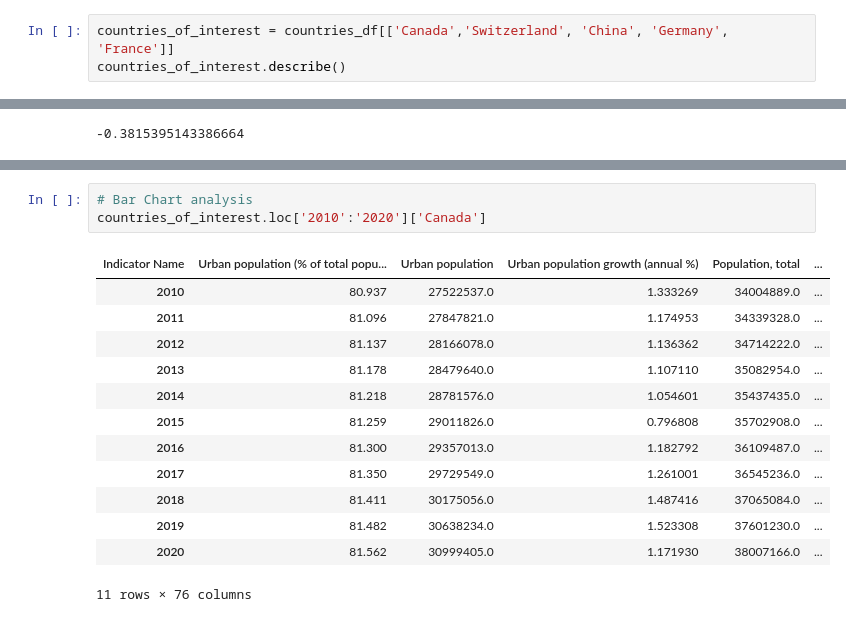
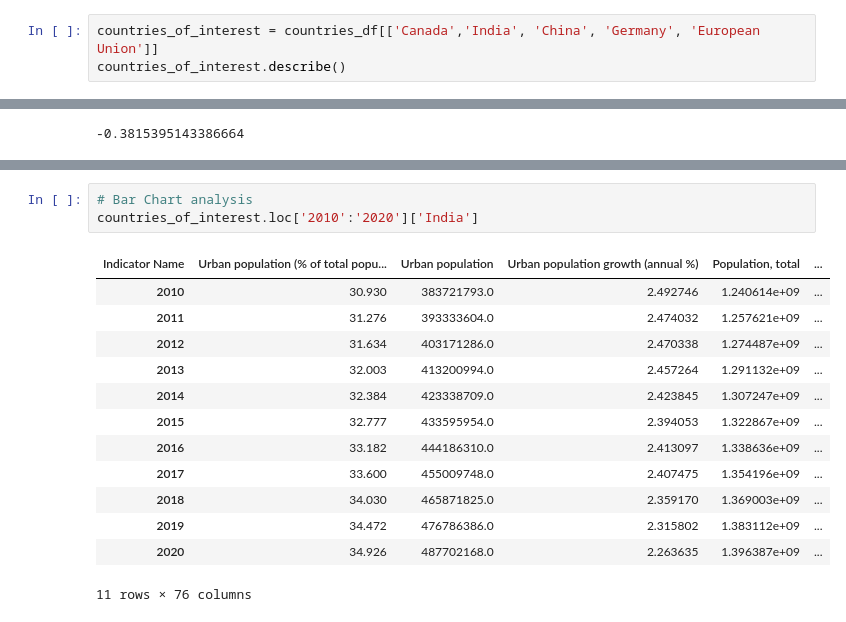
Before and after one commit to RyanHansK/Assignment2, a Jupyter notebook: code.ipynb, the cells around one changed output, grey strips where cells are left out. Cells and saved outputs as stored; diff of their text form.

```diff
--- a/code.ipynb
+++ b/code.ipynb
@@ -90,7 +94,7 @@ years_df.describe()
 | max | 3.040000e+09 | 3.428000e+09 | 3.797000e+09 | 4.362000e+09 | 4.653000e+09 | 4.998000e+09 | 6.127000e+09 | 6.387000e+09 | 7.203000e+09 | 7.830000e+09 | ... | ... |
 8 rows × 63 columns
 # %%
-countries_of_interest = countries_df[['Canada','Switzerland', 'China', 'Germany', 'France']]
+countries_of_interest = countries_df[['Canada','India', 'China', 'Germany', 'European Union']]
 countries_of_interest.describe()
 # %% [output]
 | Country Name | Canada |  |  |  | ... |
@@ -130,18 +134,18 @@ ax = china_df.plot(kind='bar', rot=45)
 # %%
 # Bar Chart analysis
-countries_of_interest.loc['2010':'2020']['Canada']
+countries_of_interest.loc['2010':'2020']['India']
 # %% [output]
 | Indicator Name | Urban population (% of total popu... | Urban population | Urban population growth (annual %) | Population, total | ... |
-| 2010 | 80.937 | 27522537.0 | 1.333269 | 34004889.0 | ... |
-| 2011 | 81.096 | 27847821.0 | 1.174953 | 34339328.0 | ... |
-| 2012 | 81.137 | 28166078.0 | 1.136362 | 34714222.0 | ... |
-| 2013 | 81.178 | 28479640.0 | 1.107110 | 35082954.0 | ... |
-| 2014 | 81.218 | 28781576.0 | 1.054601 | 35437435.0 | ... |
-| 2015 | 81.259 | 29011826.0 | 0.796808 | 35702908.0 | ... |
-| 2016 | 81.300 | 29357013.0 | 1.182792 | 36109487.0 | ... |
-| 2017 | 81.350 | 29729549.0 | 1.261001 | 36545236.0 | ... |
-| 2018 | 81.411 | 30175056.0 | 1.487416 | 37065084.0 | ... |
-| 2019 | 81.482 | 30638234.0 | 1.523308 | 37601230.0 | ... |
-| 2020 | 81.562 | 30999405.0 | 1.171930 | 38007166.0 | ... |
+| 2010 | 30.930 | 383721793.0 | 2.492746 | 1.240614e+09 | ... |
+| 2011 | 31.276 | 393333604.0 | 2.474032 | 1.257621e+09 | ... |
+| 2012 | 31.634 | 403171286.0 | 2.470338 | 1.274487e+09 | ... |
+| 2013 | 32.003 | 413200994.0 | 2.457264 | 1.291132e+09 | ... |
+| 2014 | 32.384 | 423338709.0 | 2.423845 | 1.307247e+09 | ... |
+| 2015 | 32.777 | 433595954.0 | 2.394053 | 1.322867e+09 | ... |
+| 2016 | 33.182 | 444186310.0 | 2.413097 | 1.338636e+09 | ... |
+| 2017 | 33.600 | 455009748.0 | 2.407475 | 1.354196e+09 | ... |
+| 2018 | 34.030 | 465871825.0 | 2.359170 | 1.369003e+09 | ... |
+| 2019 | 34.472 | 476786386.0 | 2.315802 | 1.383112e+09 | ... |
+| 2020 | 34.926 | 487702168.0 | 2.263635 | 1.396387e+09 | ... |
 11 rows × 76 columns
 # %%
```
Also changed, not shown: parts of 8 cells of this notebook, 1 other file.
